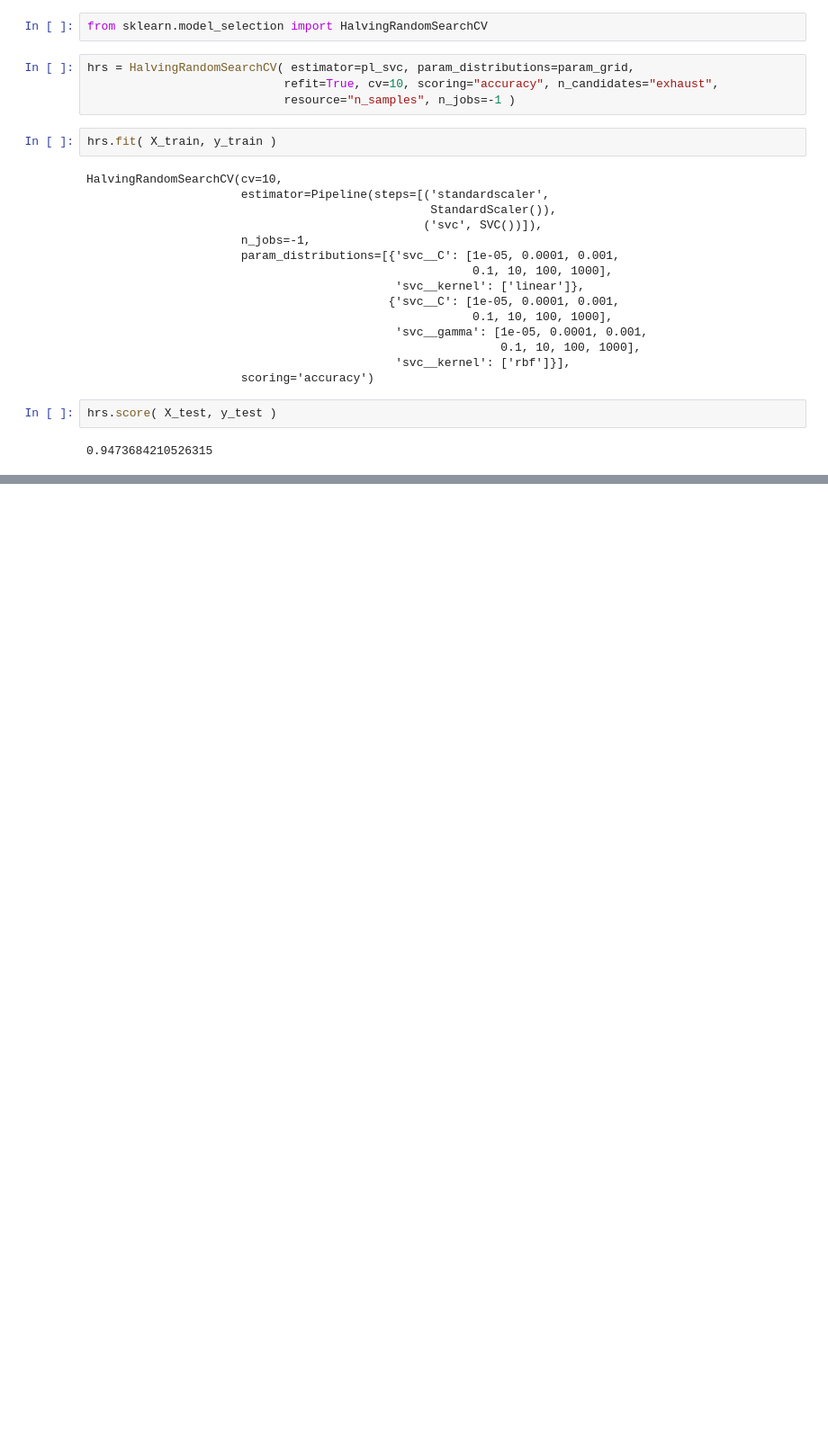
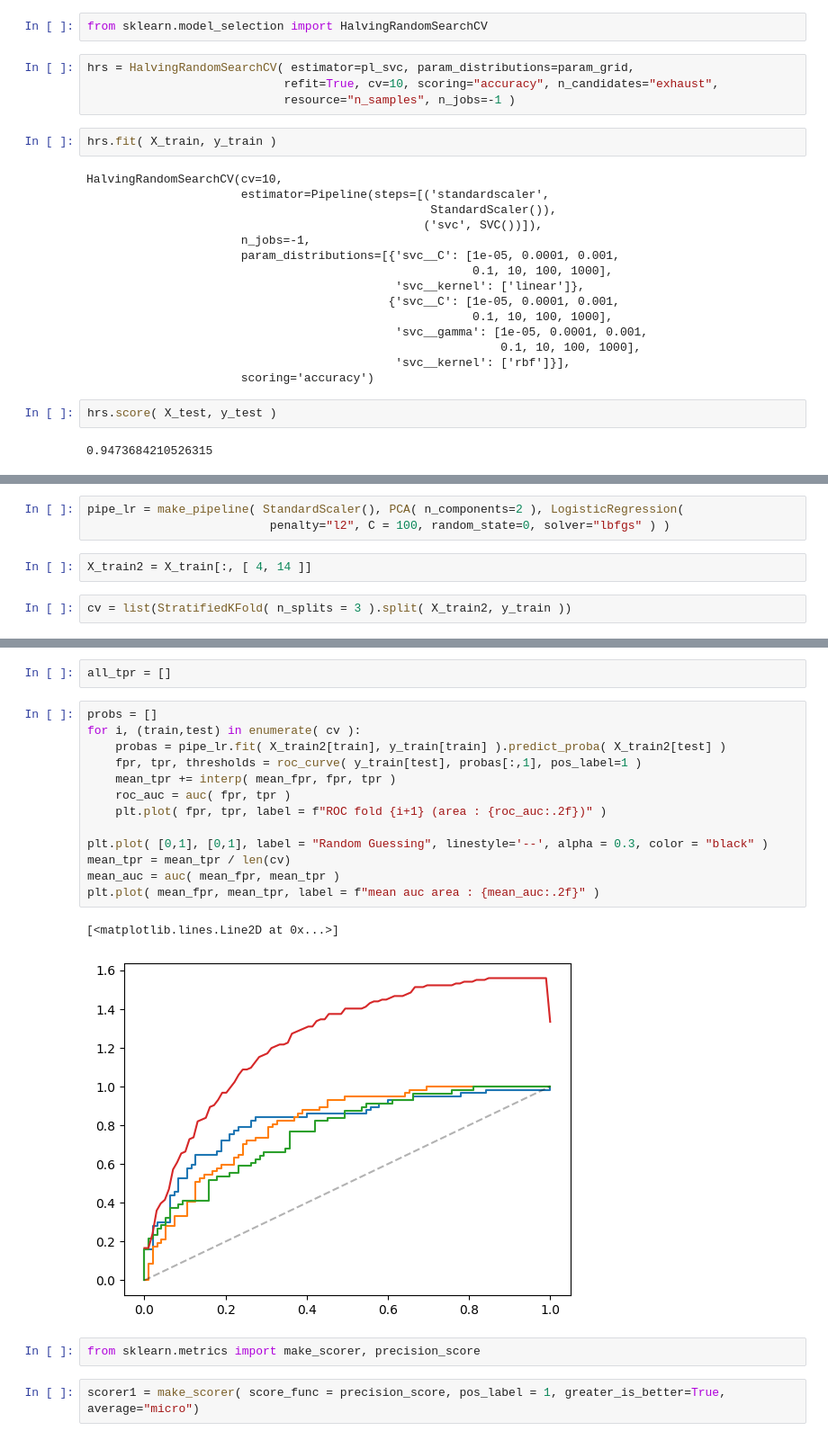
Before and after one commit to AhmedZeer/ml.py, a Jupyter notebook: noteBooks/06_Hyperparams/Hyperparams.ipynb, the cells around one changed output, grey strips where cells are left out. Shown: that part at 90% size. Drawn from its saved outputs; the diff is of its cells as text; blank space fills up the shorter version.

```diff
--- a/noteBooks/06_Hyperparams/Hyperparams.ipynb
+++ b/noteBooks/06_Hyperparams/Hyperparams.ipynb
@@ -316,0 +420,7 @@ hrs.score( X_test, y_test )
+# %%
+pipe_lr = make_pipeline( StandardScaler(), PCA( n_components=2 ), LogisticRegression(
+                          penalty="l2", C = 100, random_state=0, solver="lbfgs" ) )
+# %%
+X_train2 = X_train[:, [ 4, 14 ]]
+# %%
+cv = list(StratifiedKFold( n_splits = 3 ).split( X_train2, y_train ))
@@ -316,0 +431,22 @@ hrs.score( X_test, y_test )
+# %%
+all_tpr = []
+# %%
+probs = []
+for i, (train,test) in enumerate( cv ):
+    probas = pipe_lr.fit( X_train2[train], y_train[train] ).predict_proba( X_train2[test] )
+    fpr, tpr, thresholds = roc_curve( y_train[test], probas[:,1], pos_label=1 )
+    mean_tpr += interp( mean_fpr, fpr, tpr )
+    roc_auc = auc( fpr, tpr )
+    plt.plot( fpr, tpr, label = f"ROC fold {i+1} (area : {roc_auc:.2f})" )
+
+plt.plot( [0,1], [0,1], label = "Random Guessing", linestyle='--', alpha = 0.3, color = "black" )
+mean_tpr = mean_tpr / len(cv)
+mean_auc = auc( mean_fpr, mean_tpr )
+plt.plot( mean_fpr, mean_tpr, label = f"mean auc area : {mean_auc:.2f}" )
+# %% [output]
+[<matplotlib.lines.Line2D at 0x...>]
+[figure, added]
+# %%
+from sklearn.metrics import make_scorer, precision_score
+# %%
+scorer1 = make_scorer( score_func = precision_score, pos_label = 1, greater_is_better=True, average="micro")
```
Also changed, not shown: parts of 42 cells of this notebook.
